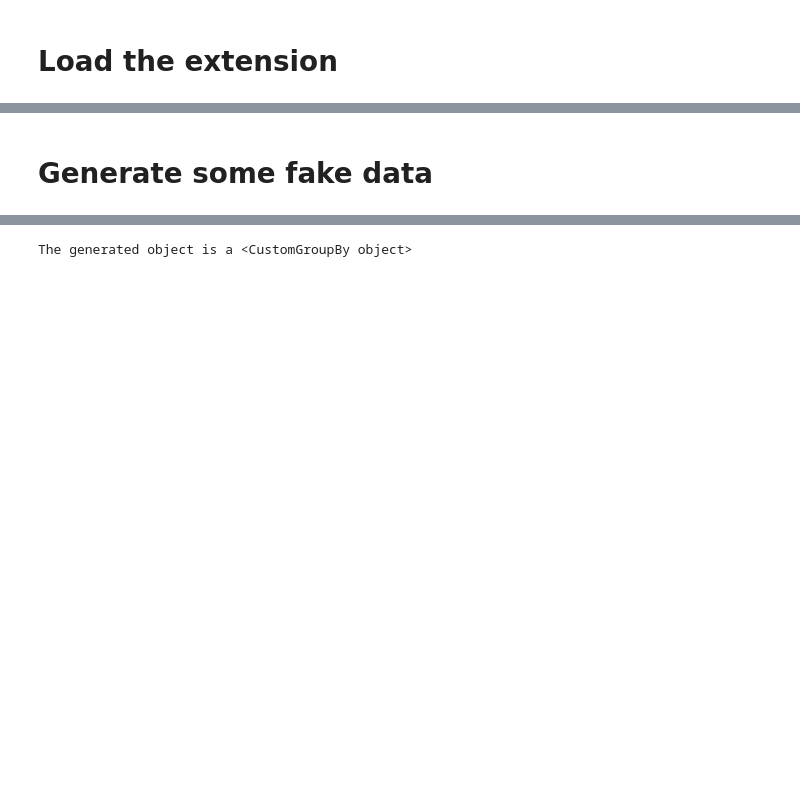
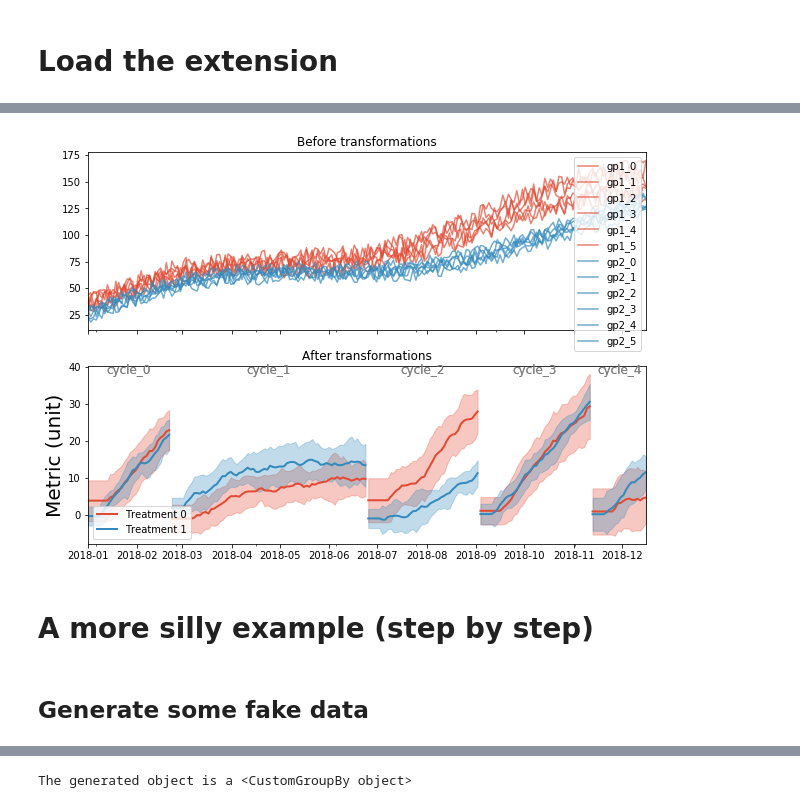
Before and after one commit to gcalmettes/pandas-groupby-apply-chaining-extension, a Jupyter notebook: demo.ipynb, the cells around one changed output, grey strips where cells are left out. Drawn from its saved outputs; the diff is of its cells as text; code cells hidden in the pictures; blank space fills up the shorter version.

Commit message:
add less silly example

```diff
--- a/demo.ipynb
+++ b/demo.ipynb
@@ -11,5 +18,79 @@ import gcGroupbyExtension
+# %%
+#########################################
+# Generate some fake data
+#########################################
+
+size = 200
+
+gp1 = {f"gp1_{i}": np.linspace(20+np.random.rand()*8, 120+np.random.rand()*30, size) + np.random.rand(size)*20 + np.sin(np.linspace(0, 15, size)/1.7)*(10+np.random.rand()*3) for i in range(6)}
+gp2 = {f"gp2_{i}": np.linspace(15+np.random.rand()*10, 100+np.random.rand()*20, size) + np.random.rand(size)*13 + np.sin(np.linspace(0, 15, size)/2)*(10+np.random.rand()*5) for i in range(6)}
+cycles = {"cycles": np.concatenate([[f"cycle_{i}"]*int(size*prop) for i,prop in enumerate([0.15, 0.35, 0.2, 0.2, 0.1])])}
+df = pd.DataFrame({**gp1, **gp2, **cycles}, index=pd.date_range("2018/01/01", "2018/12/16", periods=size))
+
+#########################################
+# Apply the transformations for each group
+#########################################
+
+grp1 = (df.filter(like="gp1").gc.groupby(df.cycles)
+    # reset the starting values for each group
+    .apply(lambda x: x-x.iloc[0])
+    # rolling average
+    .apply(lambda x: x.rolling(8).mean().fillna(method="bfill"))
+    # compute some metrics for each group
+    .apply(lambda x: pd.DataFrame({
+        "mean": x.mean(axis=1),
+        "lowLim": x.mean(axis=1)-x.std(axis=1),
+        "highLim": x.mean(axis=1)+x.std(axis=1)
+    }))
+).concat()
+
+grp2 = (df.filter(like="gp2").gc.groupby(df.cycles)
+    .apply(lambda x: x-x.iloc[0])
+    .apply(lambda x: x.rolling(5).mean().fillna(method="bfill"))
+    .apply(lambda x: pd.DataFrame({
+        "mean": x.mean(axis=1),
+        "lowLim": x.mean(axis=1)-x.std(axis=1),
+        "highLim": x.mean(axis=1)+x.std(axis=1)
+    }))
+).concat()
+
+
+#########################################
+# Visualize
+#########################################
+
+colors = ["#E24A33", "#348ABD"]
+
+fig,axes = plt.subplots(figsize=(10, 8), nrows=2, sharex=True)
+
+# top panel
+for ax in [axes[0]]:
+    df.filter(like="gp1").plot(ax=ax, color=colors[0], alpha=0.7)
+    df.filter(like="gp2").plot(ax=ax, color=colors[1], alpha=0.7)
+
+# bottom panel
+for ax in [axes[1]]:
+    for i,(gp,c) in enumerate(zip([grp1, grp2], colors)):
+        for cycle in gp.columns.get_level_values(0).unique():
+            ax.fill_between(gp[cycle].index, gp[cycle]["lowLim"], gp[cycle]["highLim"], color=c, alpha=0.3)
+            ax.plot(gp[cycle]["mean"], color=c, lw=2, label=f"Treatment {i}")
+            centerX = gp[cycle].dropna().index[0] + (gp[cycle].dropna().index[-1]-gp[cycle].dropna().index[0])/2
+            ax.text(centerX, 38, cycle, ha="center", size=12, color="gray")
+
+
+handles, labels = ax.get_legend_handles_labels()
+by_label = dict(zip(labels, handles))#OrderedDict(zip(labels, handles))
+ax.legend(by_label.values(), by_label.keys(), loc="lower left")
+ax.set_ylabel("Metric (unit)", size=20)
+
+for i,label in enumerate(["Before", "After"]):
+    axes[i].set_title(f"{label} transformations")
+# %% [output]
+[figure, added]
+# %% [markdown]
+# A more silly example (step by step)
 # %% [markdown]
-# Generate some fake data
+## Generate some fake data
 # %%
 size = 200
 
```
Also changed, not shown: parts of 17 cells of this notebook.
